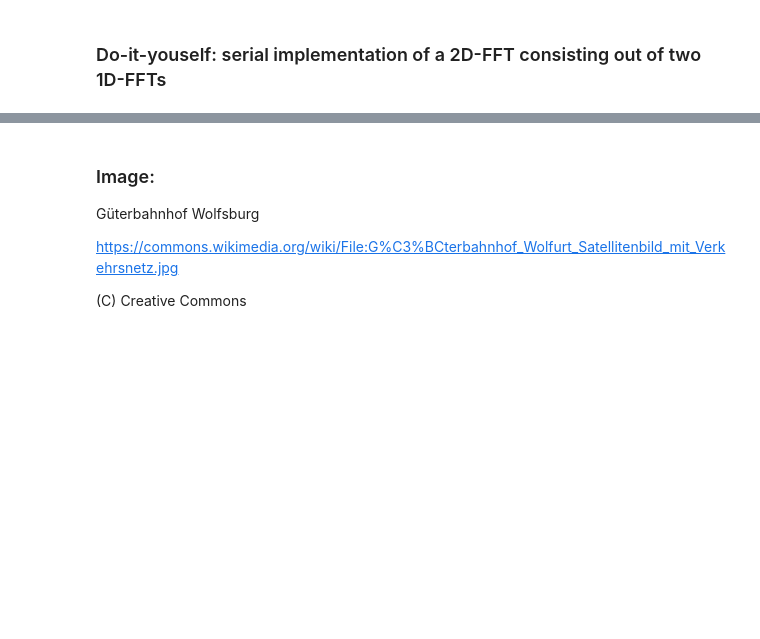
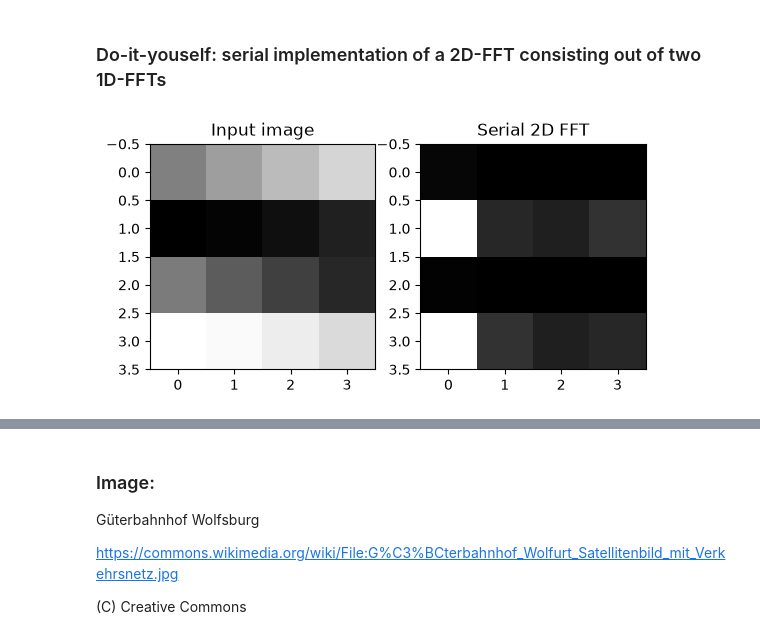
Before and after one commit to Integer-Ctrl/big-data-fsu-2026, a Jupyter notebook: exiercises/exercise_05/src/2D-FFT_Template.ipynb, the cells around one changed output, grey strips where cells are left out. Saved outputs shown, nothing was run; the diff lists cells and outputs as text; code cells hidden in the pictures; blank space fills up the shorter version.

```diff
--- a/exiercises/exercise_05/src/2D-FFT_Template.ipynb
+++ b/exiercises/exercise_05/src/2D-FFT_Template.ipynb
@@ -175,0 +174,31 @@ print(abs(ft))
+# %%
+
+def serial_fft2(image):
+    """Compute the 2D FFT using two sets of 1D FFTs."""
+    rows, columns = image.shape
+    intermediate = np.empty((rows, columns), dtype=complex)
+    transformed = np.empty((rows, columns), dtype=complex)
+
+    # Equation (3): transform rows
+    for i in range(rows):
+        intermediate[i, :] = np.fft.fft(image[i, :])
+
+    # Equation (4): transform columns
+    for j in range(columns):
+        transformed[:, j] = np.fft.fft(intermediate[:, j].copy())
+
+    return transformed
+
+
+serial_ft = serial_fft2(image)
+
+plt.subplot(121)
+plt.imshow(image)
+plt.title("Input image")
+
+plt.subplot(122)
+plt.imshow(abs(serial_ft))
+plt.title("Serial 2D FFT")
+plt.show()
+# %% [output]
+[figure, added]
```
Also changed, not shown: parts of 10 cells of this notebook.
